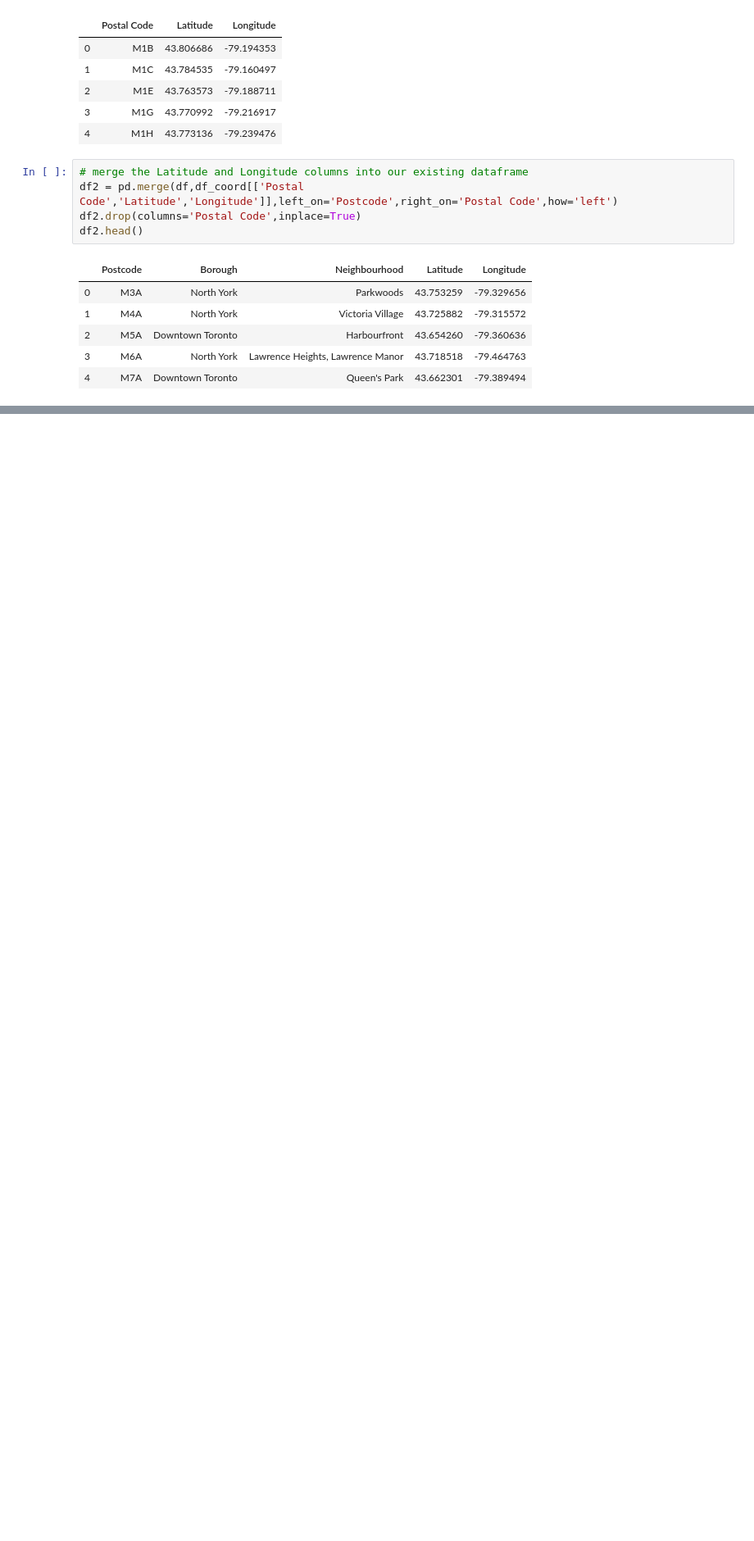
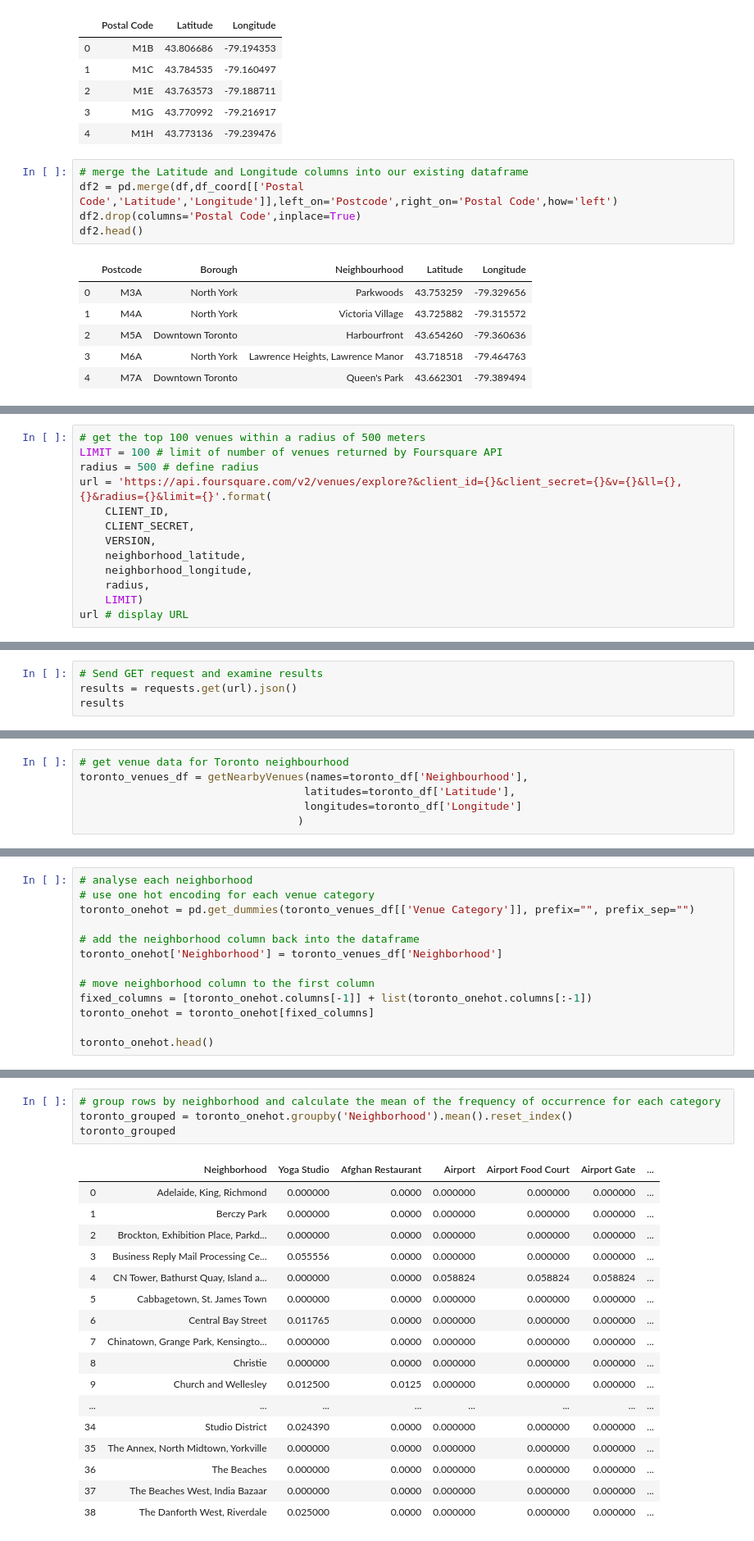
Before and after one commit to sony-au/coursera-capstone, a Jupyter notebook: My_Coursera_Capstone_Project.ipynb, the cells around one changed output, grey strips where cells are left out. Shown at 82% size. Cells and saved outputs as stored; diff of their text form; blank space fills up the shorter version.

```diff
--- a/My_Coursera_Capstone_Project.ipynb
+++ b/My_Coursera_Capstone_Project.ipynb
@@ -135,0 +301,13 @@ df2.head()
+# %%
+# get the top 100 venues within a radius of 500 meters
+LIMIT = 100 # limit of number of venues returned by Foursquare API
+radius = 500 # define radius
+url = 'https://api.foursquare.com/v2/venues/explore?&client_id={}&client_secret={}&v={}&ll={},{}&radius={}&limit={}'.format(
+    CLIENT_ID,
+    CLIENT_SECRET,
+    VERSION,
+    neighborhood_latitude,
+    neighborhood_longitude,
+    radius,
+    LIMIT)
+url # display URL
@@ -135,0 +316,4 @@ df2.head()
+# %%
+# Send GET request and examine results
+results = requests.get(url).json()
+results
@@ -135,0 +421,6 @@ df2.head()
+# %%
+# get venue data for Toronto neighbourhood
+toronto_venues_df = getNearbyVenues(names=toronto_df['Neighbourhood'],
+                                   latitudes=toronto_df['Latitude'],
+                                   longitudes=toronto_df['Longitude']
+                                  )
@@ -135,0 +480,13 @@ df2.head()
+# %%
+# analyse each neighborhood
+# use one hot encoding for each venue category
+toronto_onehot = pd.get_dummies(toronto_venues_df[['Venue Category']], prefix="", prefix_sep="")
+
+# add the neighborhood column back into the dataframe
+toronto_onehot['Neighborhood'] = toronto_venues_df['Neighborhood']
+
+# move neighborhood column to the first column
+fixed_columns = [toronto_onehot.columns[-1]] + list(toronto_onehot.columns[:-1])
+toronto_onehot = toronto_onehot[fixed_columns]
+
+toronto_onehot.head()
@@ -135,0 +505,22 @@ df2.head()
+# %%
+# group rows by neighborhood and calculate the mean of the frequency of occurrence for each category
+toronto_grouped = toronto_onehot.groupby('Neighborhood').mean().reset_index()
+toronto_grouped
+# %% [output]
+|  | Neighborhood | Yoga Studio | Afghan Restaurant | Airport | Airport Food Court | Airport Gate | ... |
+| 0 | Adelaide, King, Richmond | 0.000000 | 0.0000 | 0.000000 | 0.000000 | 0.000000 | ... |
+| 1 | Berczy Park | 0.000000 | 0.0000 | 0.000000 | 0.000000 | 0.000000 | ... |
+| 2 | Brockton, Exhibition Place, Parkd... | 0.000000 | 0.0000 | 0.000000 | 0.000000 | 0.000000 | ... |
+| 3 | Business Reply Mail Processing Ce... | 0.055556 | 0.0000 | 0.000000 | 0.000000 | 0.000000 | ... |
+| 4 | CN Tower, Bathurst Quay, Island a... | 0.000000 | 0.0000 | 0.058824 | 0.058824 | 0.058824 | ... |
+| 5 | Cabbagetown, St. James Town | 0.000000 | 0.0000 | 0.000000 | 0.000000 | 0.000000 | ... |
+| 6 | Central Bay Street | 0.011765 | 0.0000 | 0.000000 | 0.000000 | 0.000000 | ... |
+| 7 | Chinatown, Grange Park, Kensingto... | 0.000000 | 0.0000 | 0.000000 | 0.000000 | 0.000000 | ... |
+| 8 | Christie | 0.000000 | 0.0000 | 0.000000 | 0.000000 | 0.000000 | ... |
+| 9 | Church and Wellesley | 0.012500 | 0.0125 | 0.000000 | 0.000000 | 0.000000 | ... |
+| ... | ... | ... | ... | ... | ... | ... | ... |
+| 34 | Studio District | 0.024390 | 0.0000 | 0.000000 | 0.000000 | 0.000000 | ... |
+| 35 | The Annex, North Midtown, Yorkville | 0.000000 | 0.0000 | 0.000000 | 0.000000 | 0.000000 | ... |
+| 36 | The Beaches | 0.000000 | 0.0000 | 0.000000 | 0.000000 | 0.000000 | ... |
+| 37 | The Beaches West, India Bazaar | 0.000000 | 0.0000 | 0.000000 | 0.000000 | 0.000000 | ... |
+| 38 | The Danforth West, Riverdale | 0.025000 | 0.0000 | 0.000000 | 0.000000 | 0.000000 | ... |
```
Also changed, not shown: parts of 51 cells of this notebook.
